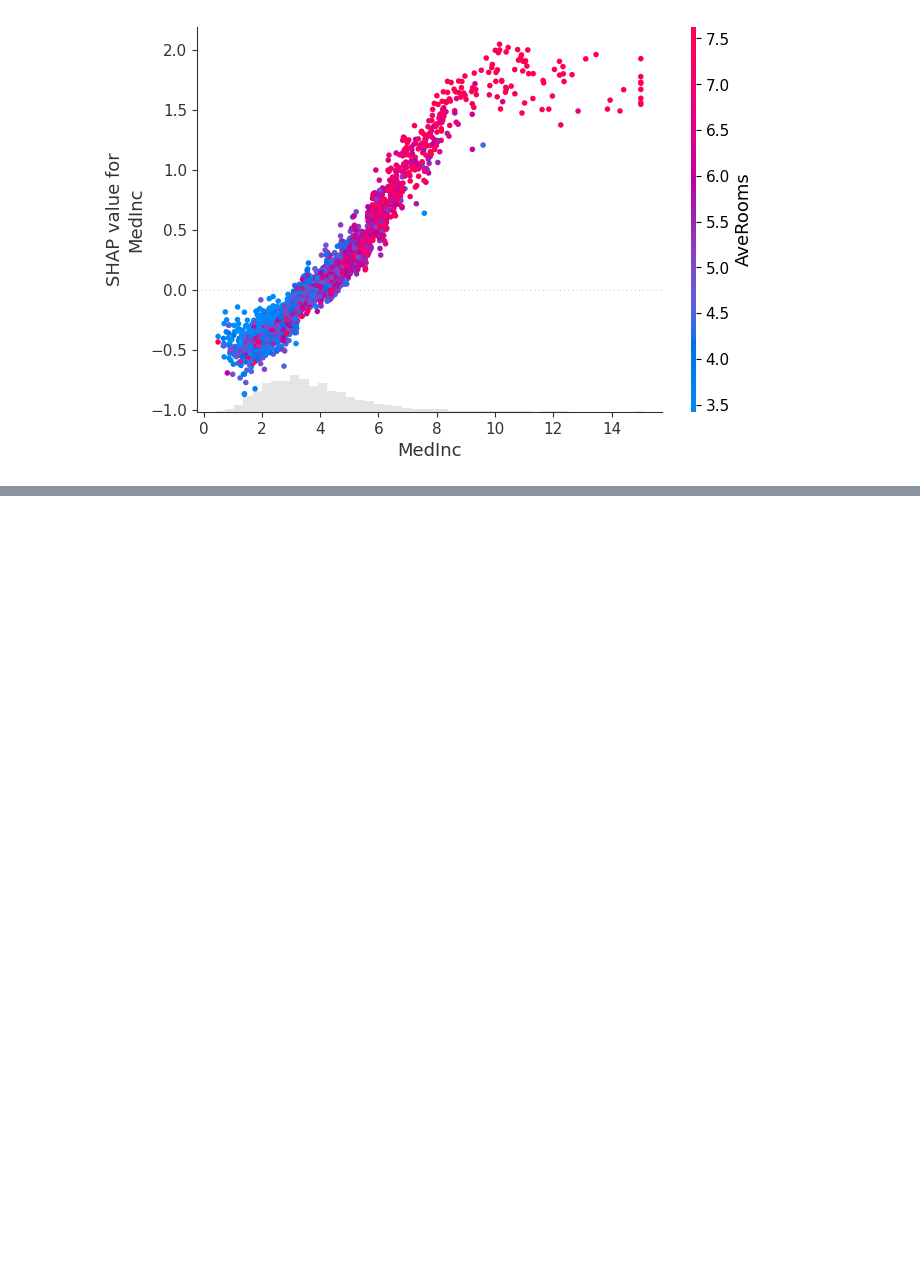
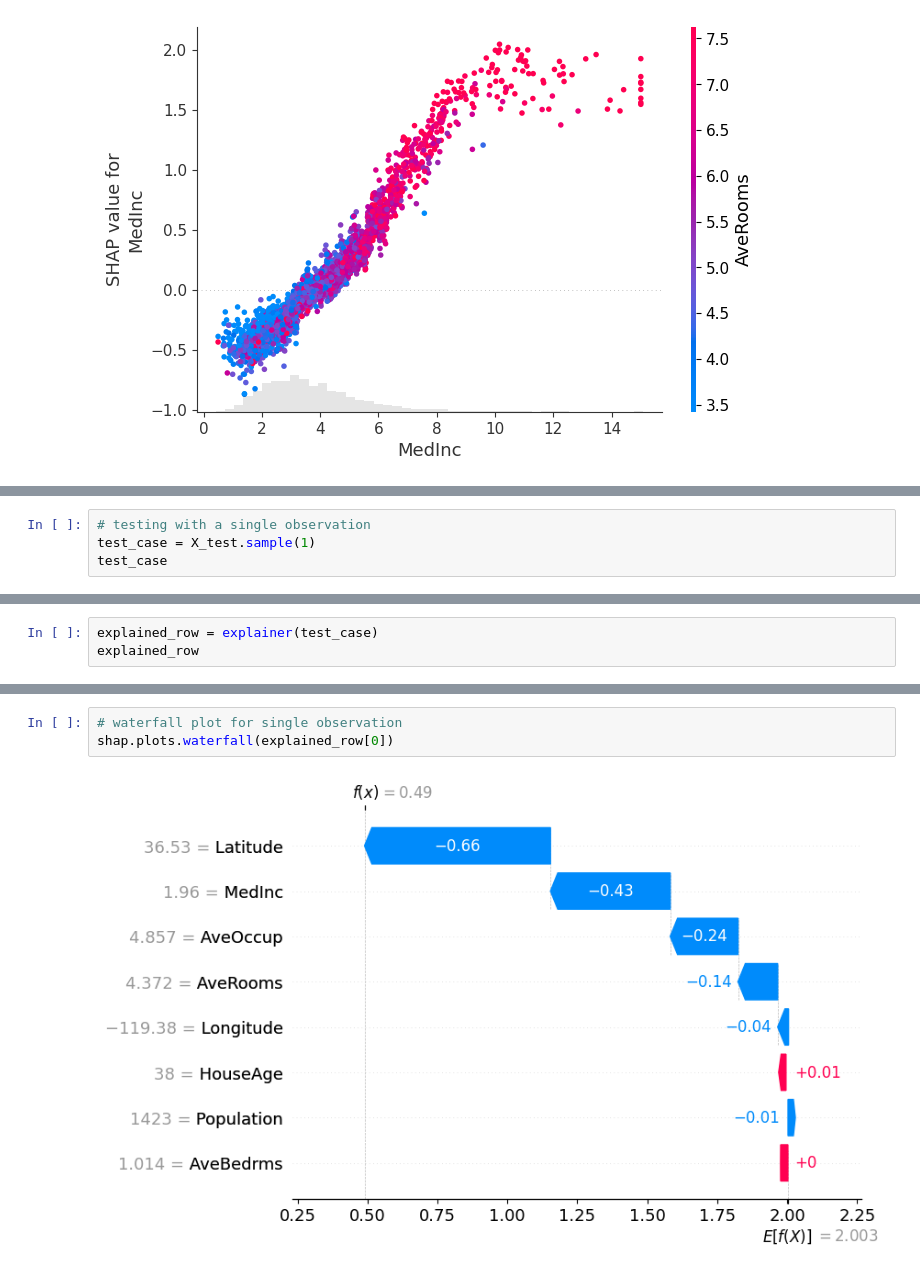
Before and after one commit to srvmann/Regression_CaseStudy, a Jupyter notebook: Regression_CaseStudy/Case_study_Regression.ipynb, the cells around one changed output, grey strips where cells are left out. Cells and saved outputs as stored; diff of their text form; blank space fills up the shorter version.

Commit message:
Local Plot Interpretation

```diff
--- a/Regression_CaseStudy/Case_study_Regression.ipynb
+++ b/Regression_CaseStudy/Case_study_Regression.ipynb
@@ -221,0 +224,4 @@ shap.plots.scatter(shap_values[:, "MedInc"],
+# %%
+# testing with a single observation
+test_case = X_test.sample(1)
+test_case
@@ -221,0 +231,3 @@ shap.plots.scatter(shap_values[:, "MedInc"],
+# %%
+explained_row = explainer(test_case)
+explained_row
@@ -221,0 +247,5 @@ shap.plots.scatter(shap_values[:, "MedInc"],
+# %%
+# waterfall plot for single observation
+shap.plots.waterfall(explained_row[0])
+# %% [output]
+[figure, added]
```
Also changed, not shown: parts of 6 cells of this notebook.
